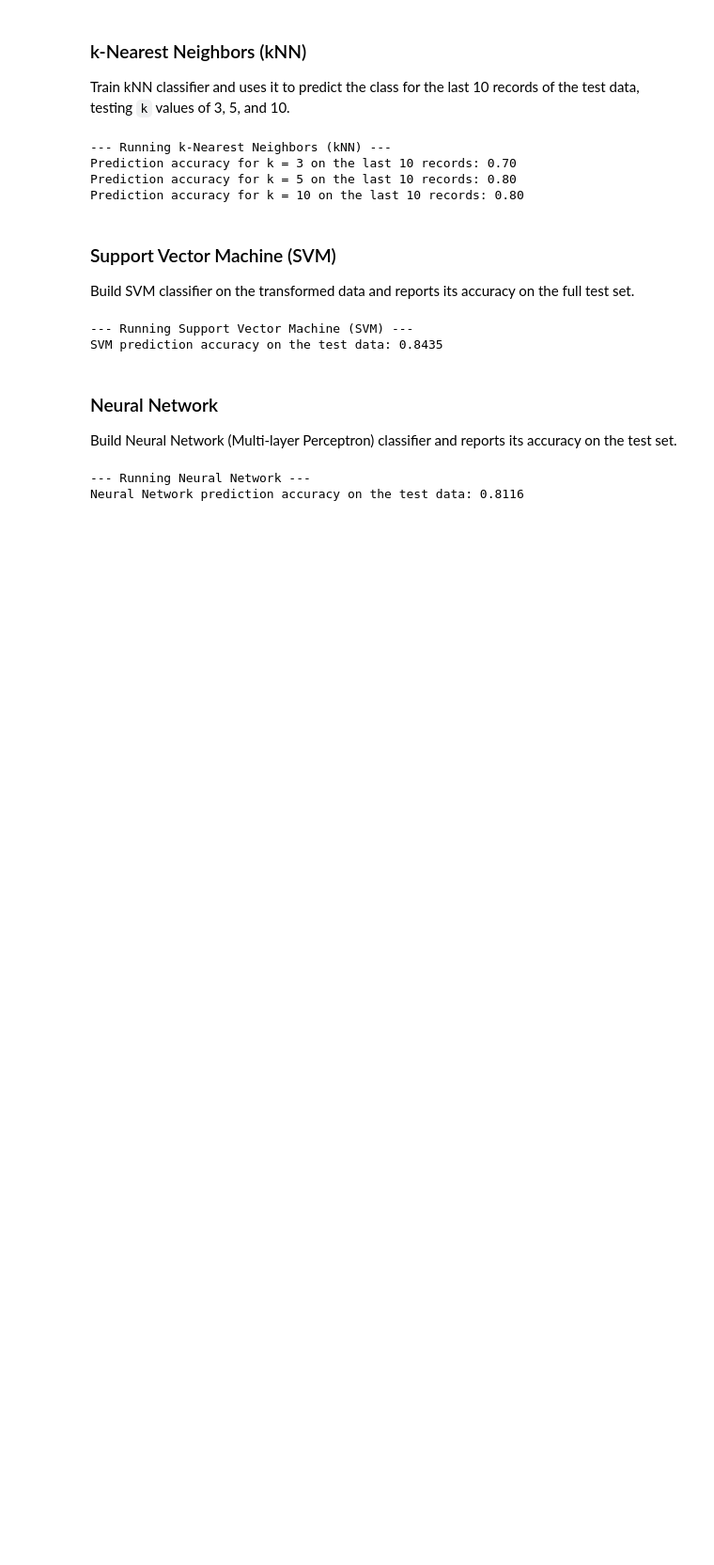
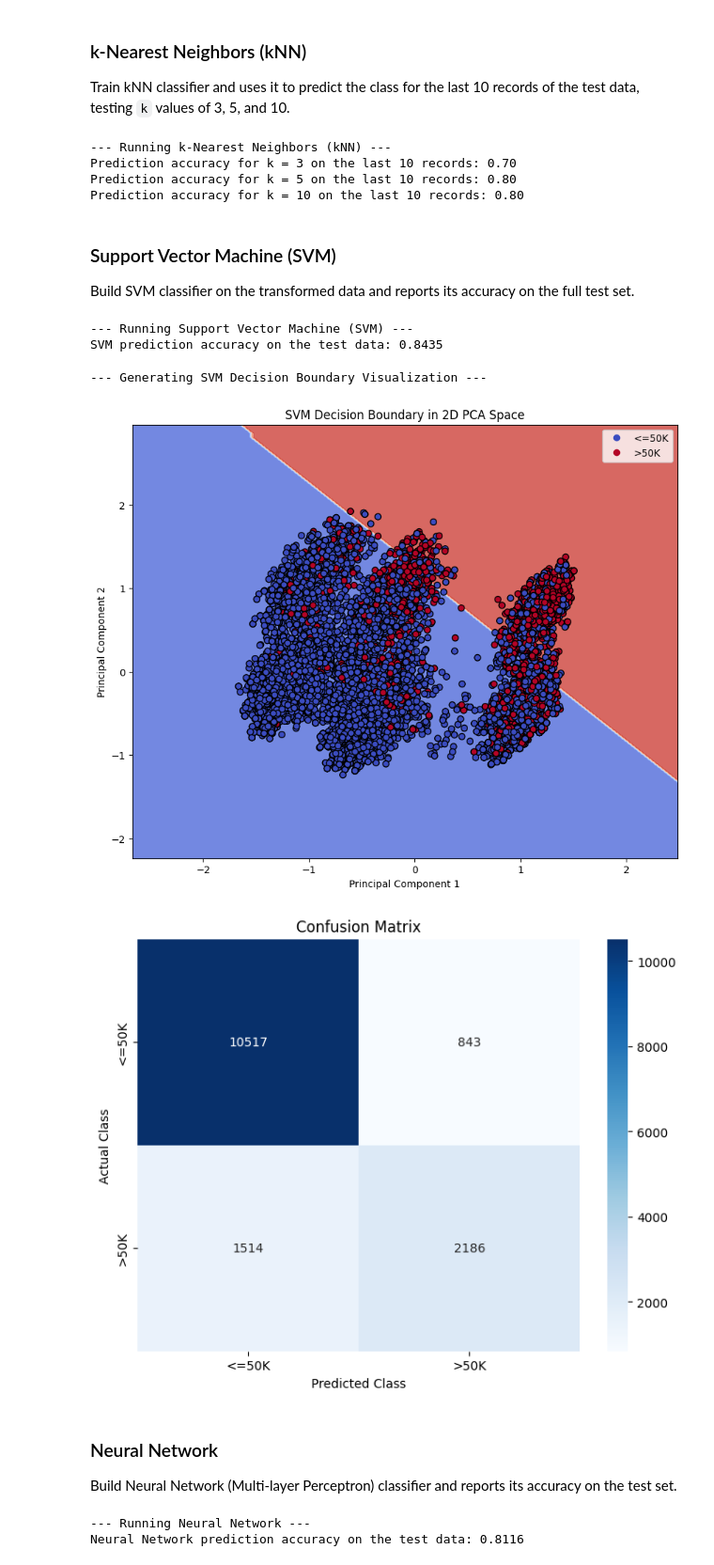
Before and after one commit to yiwang099/Adult-dataset-scikit-learn-project, a Jupyter notebook: PracticeProject.ipynb, the cells around one changed output. Shown: that part at 94% size. Cells and saved outputs as stored; diff of their text form; code cells hidden in the pictures; blank space fills up the shorter version.

```diff
--- a/PracticeProject.ipynb
+++ b/PracticeProject.ipynb
@@ -322,12 +398,71 @@ def run_svm(X_train, y_train, X_test, y_test):
     y_pred = svm_classifier.predict(X_test)
     accuracy = accuracy_score(y_test, y_pred)
     print(f"SVM prediction accuracy on the test data: {accuracy:.4f}")
-
+    return y_pred
 # Execute the SVM function
-run_svm(X_train_mix, y_train_mix, X_test_mix, y_test_mix)
+y_pred = run_svm(X_train_mix, y_train_mix, X_test_mix, y_test_mix)
 # %% [output]
 --- Running Support Vector Machine (SVM) ---
 SVM prediction accuracy on the test data: 0.8435
+# %%
+def plot_svm_decision_boundary(X_train, y_train, X_test, y_test):
+
+    print("\n--- Generating SVM Decision Boundary Visualization ---")
+
+    # --- 1. Reduce data to 2 dimensions with PCA ---
+    pca = PCA(n_components=2)
+    X_train_pca = pca.fit_transform(X_train)
+    X_test_pca = pca.transform(X_test)
+
+    # --- 2. Train a new SVM on the 2D PCA data ---
+    # We train a new model here specifically for the 2D visualization
+    svm_2d = SVC(kernel='linear', random_state=42)
+    svm_2d.fit(X_train_pca, y_train)
+
+    # --- 3. Create a mesh grid for plotting ---
+    x_min, x_max = X_train_pca[:, 0].min() - 1, X_train_pca[:, 0].max() + 1
+    y_min, y_max = X_train_pca[:, 1].min() - 1, X_train_pca[:, 1].max() + 1
+    h = 0.05  # step size in the mesh
+    xx, yy = np.meshgrid(np.arange(x_min, x_max, h),
+                         np.arange(y_min, y_max, h))
+
+    # --- 4. Make predictions on the grid ---
+    Z = svm_2d.predict(np.c_[xx.ravel(), yy.ravel()])
+    Z = Z.reshape(xx.shape)
+
+    # --- 5. Plot the decision boundary and data points ---
+    plt.figure(figsize=(10, 8))
+    # Plot the colored regions
+    plt.contourf(xx, yy, Z, cmap=plt.cm.coolwarm, alpha=0.8)
+
+    # Plot the test data points to see how the model generalizes
+    scatter = plt.scatter(X_test_pca[:, 0], X_test_pca[:, 1], c=y_test,
+                          cmap=plt.cm.coolwarm, edgecolors='k', s=40)
+
+    plt.title('SVM Decision Boundary in 2D PCA Space')
+    plt.xlabel('Principal Component 1')
+    plt.ylabel('Principal Component 2')
+    plt.legend(handles=scatter.legend_elements()[0], labels=['<=50K', '>50K'])
+    plt.show()
+
+plot_svm_decision_boundary(X_train_mix, y_train_mix, X_test_mix, y_test_mix)
+
+def plot_confusion_matrix(y_true, y_pred, class_names):
+
+    cm = confusion_matrix(y_true, y_pred)
+    plt.figure(figsize=(8, 6))
+    sns.heatmap(cm, annot=True, fmt='d', cmap='Blues',
+                xticklabels=class_names, yticklabels=class_names)
+    plt.title('Confusion Matrix')
+    plt.ylabel('Actual Class')
+    plt.xlabel('Predicted Class')
+    plt.show()
+
+plot_confusion_matrix(y_test_cat, y_pred, ['<=50K', '>50K'])
+# %% [output]
+--- Generating SVM Decision Boundary Visualization ---
+[figure, added]
+[figure, added]
 # %% [markdown]
 ### Neural Network
 
```
Also changed, not shown: parts of 7 cells of this notebook.
